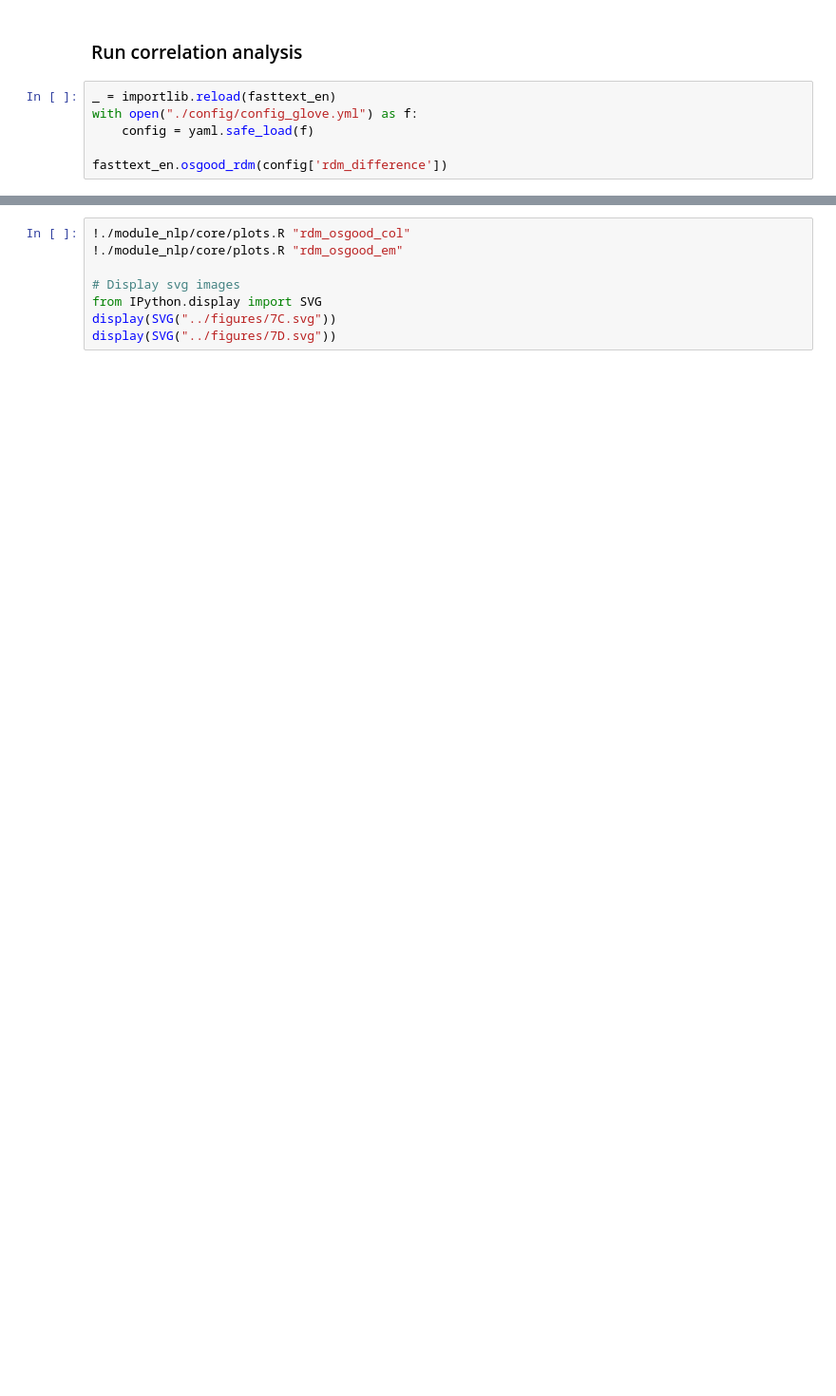
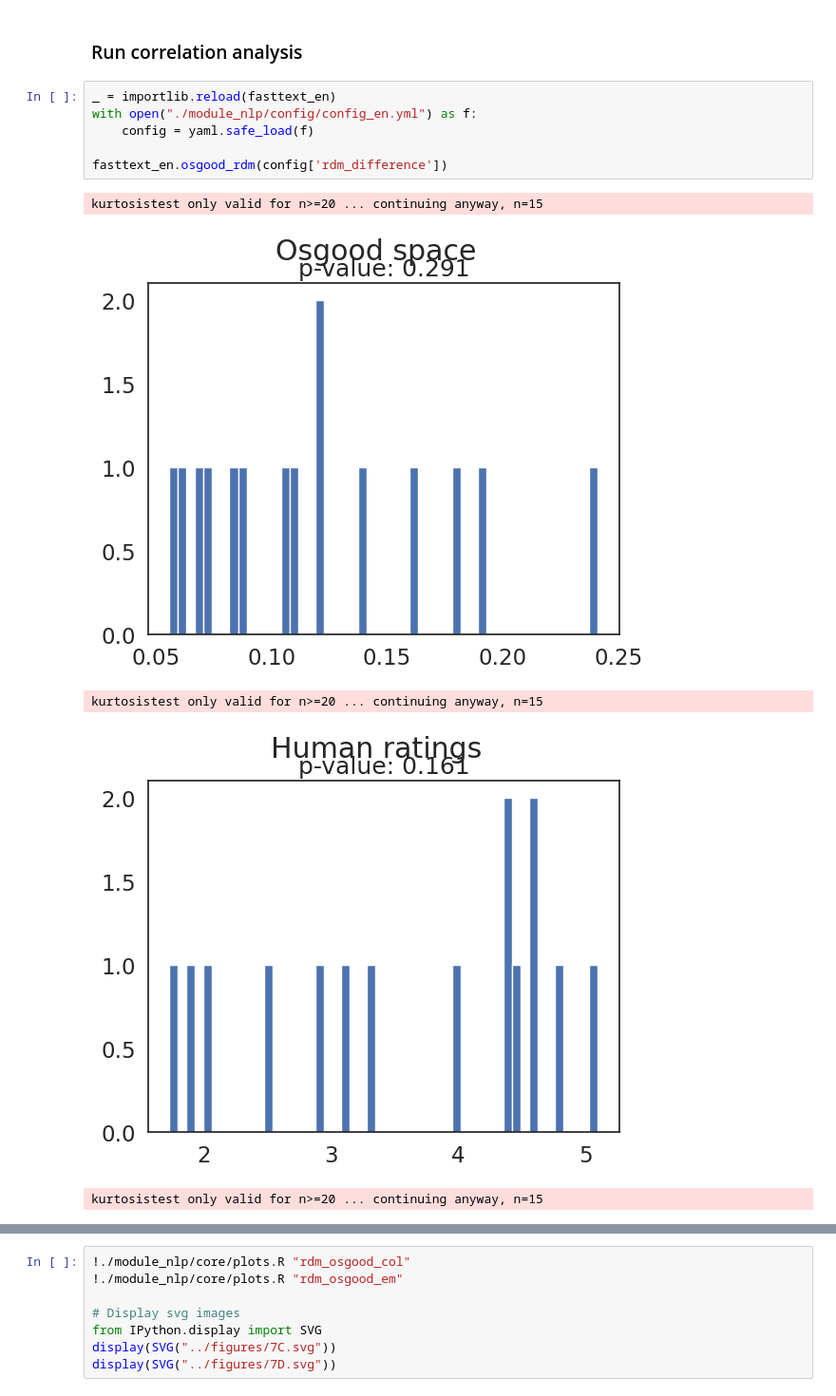
Before and after one commit to BottiniLab/col-emo-association, a Jupyter notebook: code/figure7.ipynb, the cells around one changed output, grey strips where cells are left out. Shown: that part at 95% size. Saved outputs shown, nothing was run; the diff lists cells and outputs as text; blank space fills up the shorter version.

```diff
--- a/code/figure7.ipynb
+++ b/code/figure7.ipynb
@@ -44,7 +41,13 @@ Error:
 ### Run correlation analysis
 # %%
 _ = importlib.reload(fasttext_en)
-with open("./config/config_glove.yml") as f:
+with open("./module_nlp/config/config_en.yml") as f:
     config = yaml.safe_load(f)
 
 fasttext_en.osgood_rdm(config['rdm_difference'])
+# %% [output]
+kurtosistest only valid for n>=20 ... continuing anyway, n=15
+[figure, added]
+kurtosistest only valid for n>=20 ... continuing anyway, n=15
+[figure, added]
+kurtosistest only valid for n>=20 ... continuing anyway, n=15
```
Also changed, not shown: parts of 2 cells of this notebook, 7 other files.
